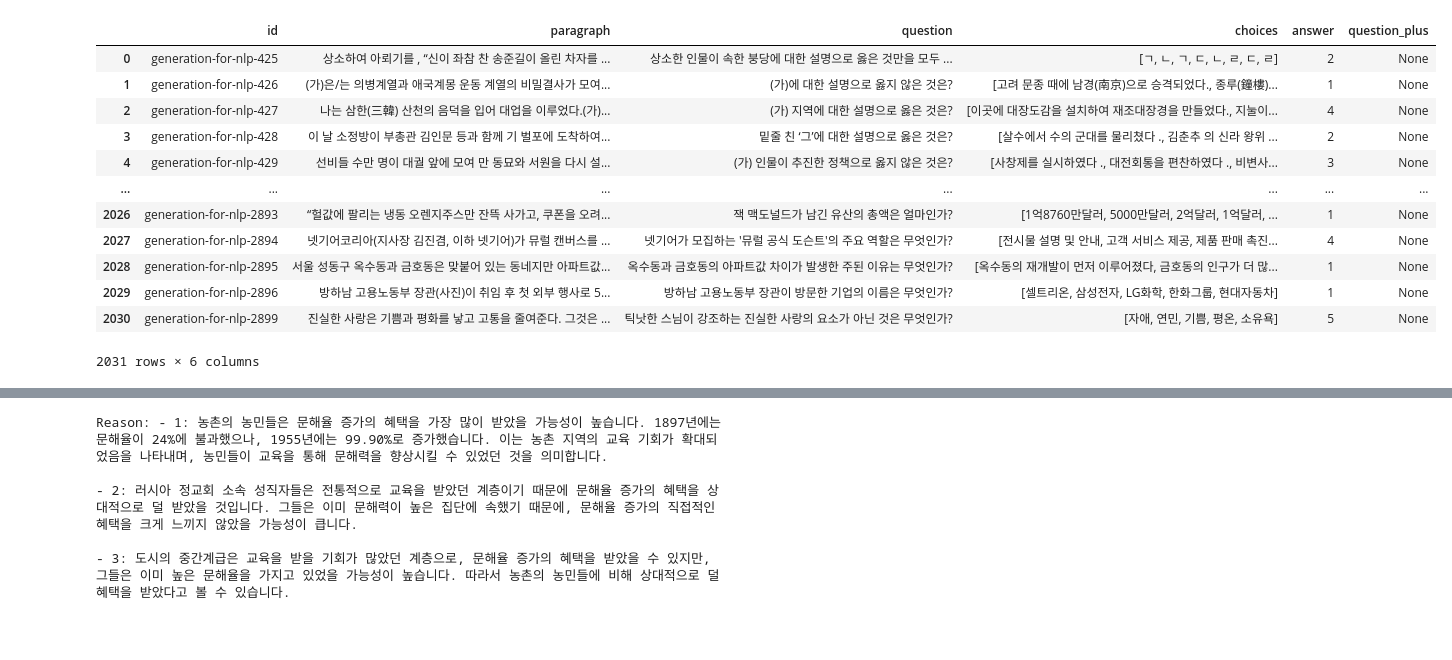
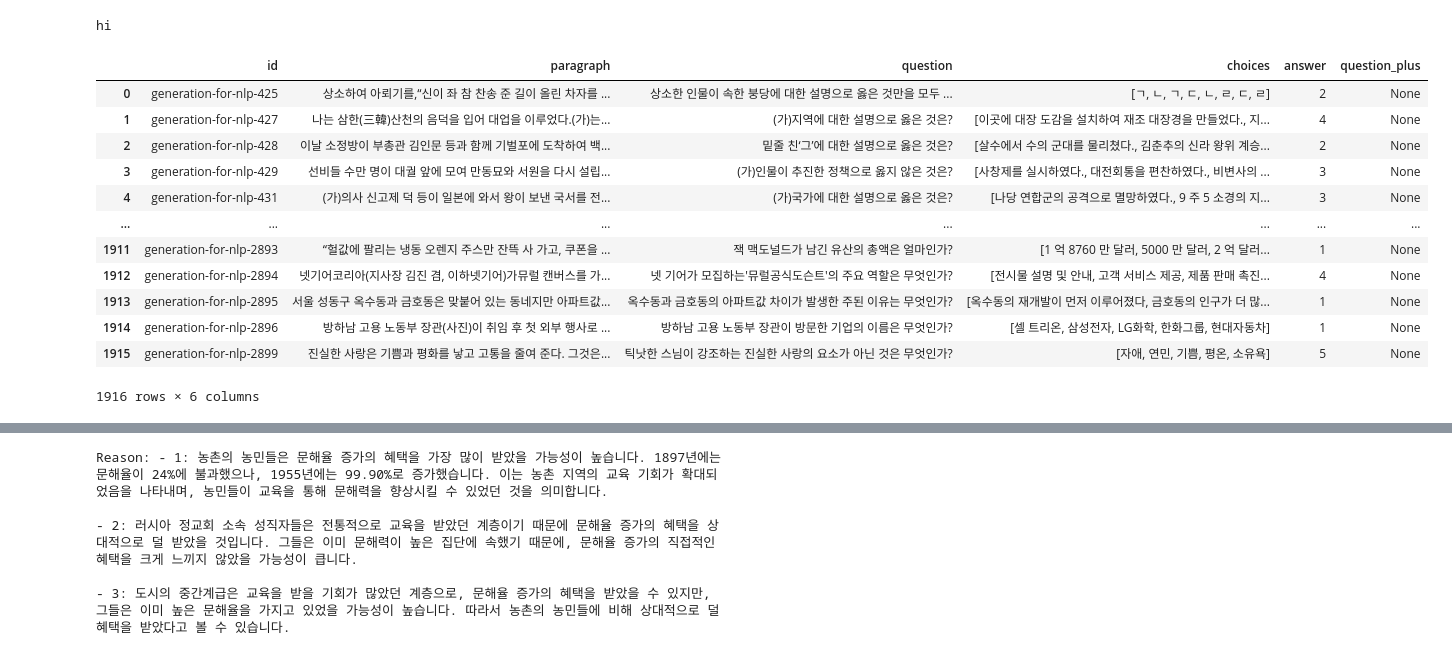
Before and after one commit to boostcampaitech7/level2-nlp-generationfornlp-nlp-10-lv3, a Jupyter notebook: EDA/eda2_gyeom.ipynb, the cells around one changed output, grey strips where cells are left out. Cells and saved outputs as stored; diff of their text form; code cells hidden in the pictures.

```diff
--- a/EDA/eda2_gyeom.ipynb
+++ b/EDA/eda2_gyeom.ipynb
@@ -51,38 +78,42 @@ set_seed(42) # magic number :)
+# %%
+print('hi')
+# %% [output]
+hi
 # %%
 # Load the train dataset
-dataset = pd.read_csv('/data/ephemeral/home/data/v0.1/train.csv')
+dataset = pd.read_csv('/data/ephemeral/home/gyeom/level2-nlp-generationfornlp-nlp-10-lv3/data/v0.1.6.csv')
 
 # Flatten the JSON dataset
 records = []
 for _, row in dataset.iterrows():
     problems = literal_eval(row['problems'])
     record = {
         'id': row['id'],
         'paragraph': row['paragraph'],
         'question': problems['question'],
         'choices': problems['choices'],
         'answer': problems.get('answer', None),
         "question_plus": problems.get('question_plus', None),
     }
     # Include 'question_plus' if it exists
     if 'question_plus' in problems:
         record['question_plus'] = problems['question_plus']
     records.append(record)
 
 # Convert to DataFrame
 df = pd.DataFrame(records)
 df
 # %% [output]
 |  | id | paragraph | question | choices | answer | question_plus |
-| 0 | generation-for-nlp-425 | 상소하여 아뢰기를 , “신이 좌참 찬 송준길이 올린 차자를 ... | 상소한 인물이 속한 붕당에 대한 설명으로 옳은 것만을 모두 ... | [ㄱ, ㄴ, ㄱ, ㄷ, ㄴ, ㄹ, ㄷ, ㄹ] | 2 | None |
-| 1 | generation-for-nlp-426 | (가)은/는 의병계열과 애국계몽 운동 계열의 비밀결사가 모여... | (가)에 대한 설명으로 옳지 않은 것은? | [고려 문종 때에 남경(南京)으로 승격되었다., 종루(鐘樓)... | 1 | None |
-| 2 | generation-for-nlp-427 | 나는 삼한(三韓) 산천의 음덕을 입어 대업을 이루었다.(가)... | (가) 지역에 대한 설명으로 옳은 것은? | [이곳에 대장도감을 설치하여 재조대장경을 만들었다., 지눌이... | 4 | None |
-| 3 | generation-for-nlp-428 | 이 날 소정방이 부총관 김인문 등과 함께 기 벌포에 도착하여... | 밑줄 친 ‘그’에 대한 설명으로 옳은 것은? | [살수에서 수의 군대를 물리쳤다 ., 김춘추 의 신라 왕위 ... | 2 | None |
-| 4 | generation-for-nlp-429 | 선비들 수만 명이 대궐 앞에 모여 만 동묘와 서원을 다시 설... | (가) 인물이 추진한 정책으로 옳지 않은 것은? | [사창제를 실시하였다 ., 대전회통을 편찬하였다 ., 비변사... | 3 | None |
+| 0 | generation-for-nlp-425 | 상소하여 아뢰기를,“신이 좌 참 찬송 준 길이 올린 차자를 ... | 상소한 인물이 속한 붕당에 대한 설명으로 옳은 것만을 모두 ... | [ㄱ, ㄴ, ㄱ, ㄷ, ㄴ, ㄹ, ㄷ, ㄹ] | 2 | None |
+| 1 | generation-for-nlp-427 | 나는 삼한(三韓)산천의 음덕을 입어 대업을 이루었다.(가)는... | (가)지역에 대한 설명으로 옳은 것은? | [이곳에 대장 도감을 설치하여 재조 대장경을 만들었다., 지... | 4 | None |
+| 2 | generation-for-nlp-428 | 이날 소정방이 부총관 김인문 등과 함께 기벌포에 도착하여 백... | 밑줄 친‘그’에 대한 설명으로 옳은 것은? | [살수에서 수의 군대를 물리쳤다., 김춘추의 신라 왕위 계승... | 2 | None |
+| 3 | generation-for-nlp-429 | 선비들 수만 명이 대궐 앞에 모여 만동묘와 서원을 다시 설립... | (가)인물이 추진한 정책으로 옳지 않은 것은? | [사창제를 실시하였다., 대전회통을 편찬하였다., 비변사의 ... | 3 | None |
+| 4 | generation-for-nlp-431 | (가)의사 신고제 덕 등이 일본에 와서 왕이 보낸 국서를 전... | (가)국가에 대한 설명으로 옳은 것은? | [나당 연합군의 공격으로 멸망하였다., 9 주 5 소경의 지... | 3 | None |
 | ... | ... | ... | ... | ... | ... | ... |
-| 2026 | generation-for-nlp-2893 | “헐값에 팔리는 냉동 오렌지주스만 잔뜩 사가고, 쿠폰을 오려... | 잭 맥도널드가 남긴 유산의 총액은 얼마인가? | [1억8760만달러, 5000만달러, 2억달러, 1억달러, ... | 1 | None |
-| 2027 | generation-for-nlp-2894 | 넷기어코리아(지사장 김진겸, 이하 넷기어)가 뮤럴 캔버스를 ... | 넷기어가 모집하는 '뮤럴 공식 도슨트'의 주요 역할은 무엇인가? | [전시물 설명 및 안내, 고객 서비스 제공, 제품 판매 촉진... | 4 | None |
-| 2028 | generation-for-nlp-2895 | 서울 성동구 옥수동과 금호동은 맞붙어 있는 동네지만 아파트값... | 옥수동과 금호동의 아파트값 차이가 발생한 주된 이유는 무엇인가? | [옥수동의 재개발이 먼저 이루어졌다, 금호동의 인구가 더 많... | 1 | None |
-| 2029 | generation-for-nlp-2896 | 방하남 고용노동부 장관(사진)이 취임 후 첫 외부 행사로 5... | 방하남 고용노동부 장관이 방문한 기업의 이름은 무엇인가? | [셀트리온, 삼성전자, LG화학, 한화그룹, 현대자동차] | 1 | None |
-| 2030 | generation-for-nlp-2899 | 진실한 사랑은 기쁨과 평화를 낳고 고통을 줄여준다. 그것은 ... | 틱낫한 스님이 강조하는 진실한 사랑의 요소가 아닌 것은 무엇인가? | [자애, 연민, 기쁨, 평온, 소유욕] | 5 | None |
+| 1911 | generation-for-nlp-2893 | “헐값에 팔리는 냉동 오렌지 주스만 잔뜩 사 가고, 쿠폰을 ... | 잭 맥도널드가 남긴 유산의 총액은 얼마인가? | [1 억 8760 만 달러, 5000 만 달러, 2 억 달러... | 1 | None |
+| 1912 | generation-for-nlp-2894 | 넷기어코리아(지사장 김진 겸, 이하넷기어)가뮤럴 캔버스를 가... | 넷 기어가 모집하는'뮤럴공식도슨트'의 주요 역할은 무엇인가? | [전시물 설명 및 안내, 고객 서비스 제공, 제품 판매 촉진... | 4 | None |
+| 1913 | generation-for-nlp-2895 | 서울 성동구 옥수동과 금호동은 맞붙어 있는 동네지만 아파트값... | 옥수동과 금호동의 아파트값 차이가 발생한 주된 이유는 무엇인가? | [옥수동의 재개발이 먼저 이루어졌다, 금호동의 인구가 더 많... | 1 | None |
+| 1914 | generation-for-nlp-2896 | 방하남 고용 노동부 장관(사진)이 취임 후 첫 외부 행사로 ... | 방하남 고용 노동부 장관이 방문한 기업의 이름은 무엇인가? | [셀 트리온, 삼성전자, LG화학, 한화그룹, 현대자동차] | 1 | None |
+| 1915 | generation-for-nlp-2899 | 진실한 사랑은 기쁨과 평화를 낳고 고통을 줄여 준다. 그것은... | 틱낫한 스님이 강조하는 진실한 사랑의 요소가 아닌 것은 무엇인가? | [자애, 연민, 기쁨, 평온, 소유욕] | 5 | None |
-2031 rows × 6 columns
+1916 rows × 6 columns
```
Also changed, not shown: parts of 21 cells of this notebook.
